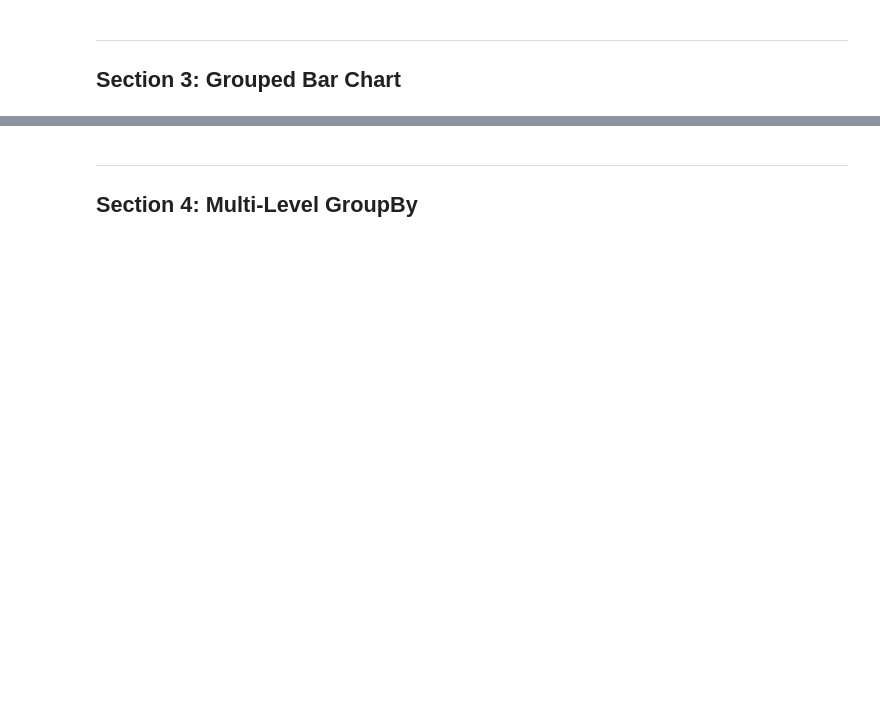
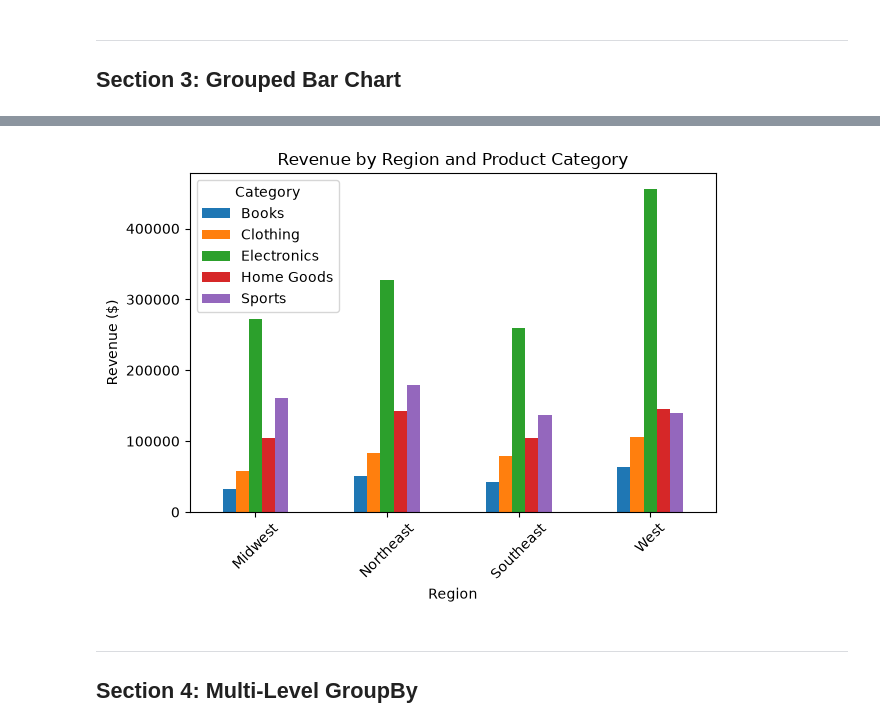
Before and after one commit to aramoudi/cs5045, a Jupyter notebook: M10/hw10.ipynb, the cells around one changed output, grey strips where cells are left out. Cells and saved outputs as stored; diff of their text form; code cells hidden in the pictures; blank space fills up the shorter version.

```diff
--- a/M10/hw10.ipynb
+++ b/M10/hw10.ipynb
@@ -111,25 +146,27 @@ plt.show()
 # %%
 # 3b. Grouped bar chart: revenue by region AND product category.
 #
 #     Step 1: group by BOTH region and product_category, sum revenue,
 #             then call .unstack() to pivot product_category into columns.
 #     Step 2: call .plot(kind='bar') on the pivot result.
 #
 #     Fill in the two groupby column names.
 
 pivot_cat = (
-    df.groupby([__________, __________])["revenue"].sum()
+    df.groupby(["region", "product_category"])["revenue"].sum()
     .unstack()
 )
 pivot_cat.plot(kind="bar")
 plt.title("Revenue by Region and Product Category")
 plt.xlabel("Region")
 plt.ylabel("Revenue ($)")
 plt.xticks(rotation=45)
 plt.legend(title="Category")
 plt.tight_layout()
 plt.show()
 # Expected: a grouped bar chart with five bars per region (one per product category)
+# %% [output]
+[figure, added]
 # %% [markdown]
 ---
 ## Section 4: Multi-Level GroupBy
```
Also changed, not shown: parts of 16 cells of this notebook, 2 other files.
